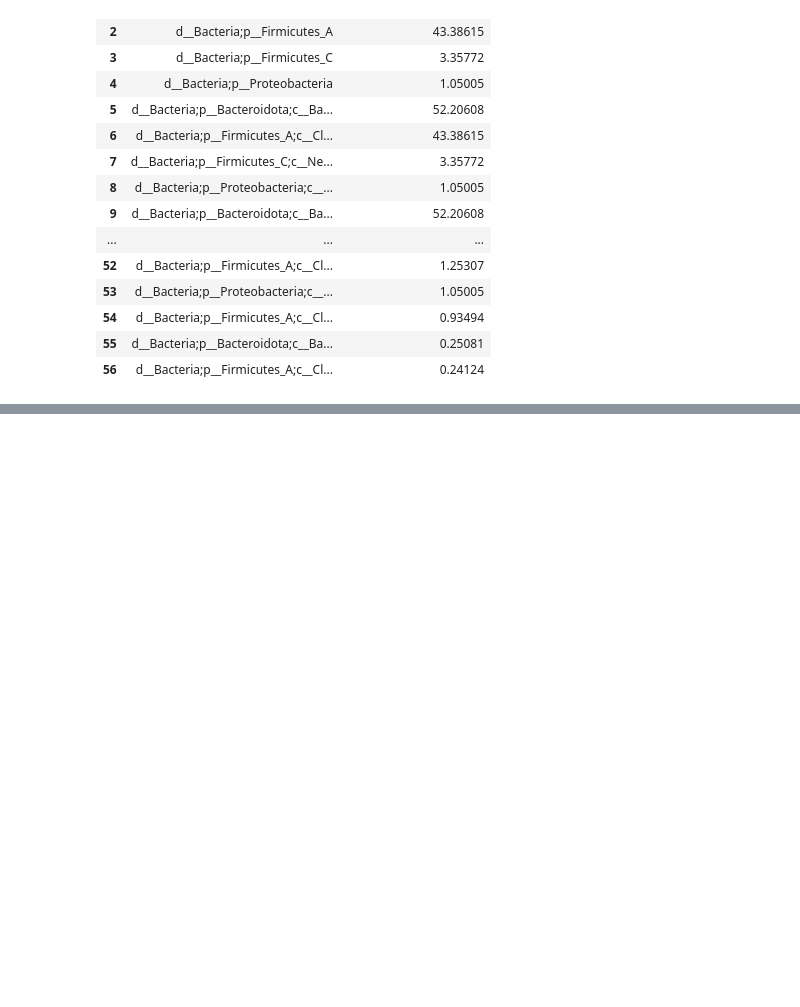
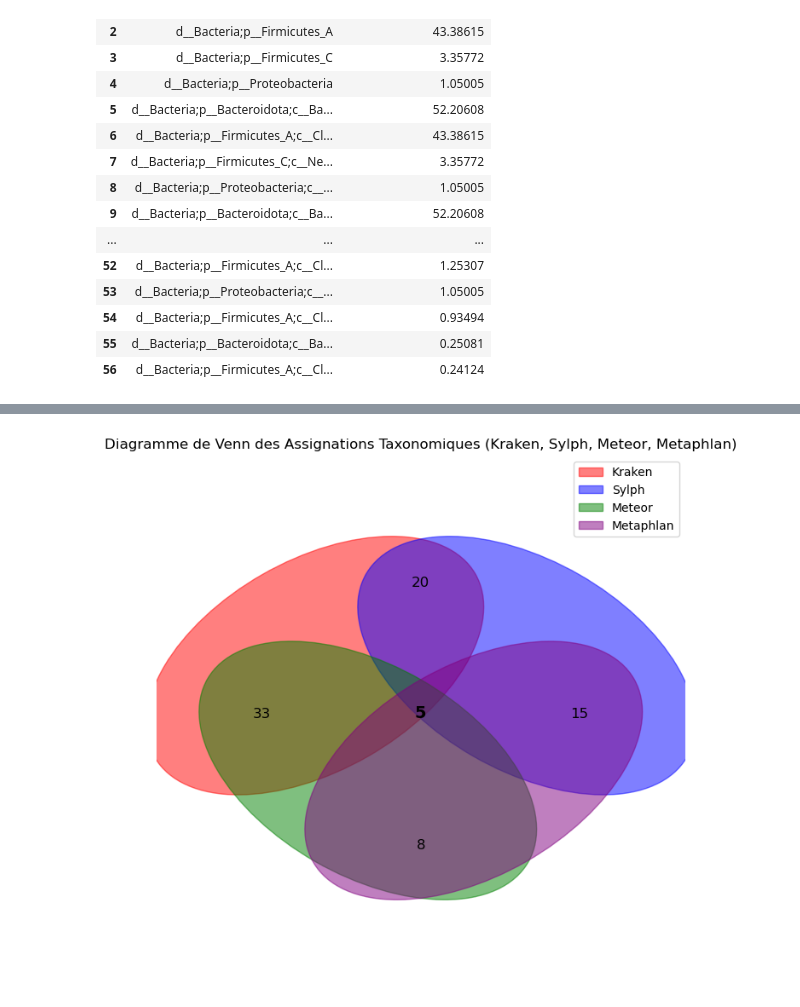
Before and after one commit to vivekbibs/IS4, a Jupyter notebook: compare_outputs/add_metaphlan.ipynb, the cells around one changed output, grey strips where cells are left out. Drawn from its saved outputs; the diff is of its cells as text; code cells hidden in the pictures; blank space fills up the shorter version.

```diff
--- a/compare_outputs/add_metaphlan.ipynb
+++ b/compare_outputs/add_metaphlan.ipynb
@@ -67,0 +68,9 @@ all
+# %%
+cols = list(all.columns)
+
+# Déplacer les colonnes 'x' et 'y' en 2e et 3e position
+new_order = ["species","abundance_metaphlan"] + [col for col in cols if col not in ["species","abundance_metaphlan"]]
+# new_order = ["species"] + [col for col in cols if col not in ["species"]]
+
+# Réorganiser le DataFrame
+all = all[new_order]
@@ -68,3 +93,54 @@ all
+# %%
+import matplotlib.pyplot as plt
+from matplotlib_venn import venn3, venn3_circles  # Pour 3 ensembles
+import matplotlib.patches as patches
+import pandas as pd
+
+# Supposons que ton DataFrame s'appelle df
+
+# Définir les ensembles en fonction des colonnes non-NaN
+kraken_set = set(all[all["abundance_kraken"].notna()].index)
+sylph_set = set(all[all["abundance_sylph"].notna()].index)
+meteor_set = set(all[all["abundance_meteor"].notna()].index)
+metaphlan_set = set(all[all["abundance_metaphlan"].notna()].index)
+
+# Création de la figure
+fig, ax = plt.subplots(figsize=(8, 8))
+
+# Ajout des ellipses pour simuler un Venn à 4 ensembles
+colors = ["red", "blue", "green", "purple"]
+labels = ["Kraken", "Sylph", "Meteor", "Metaphlan"]
+
+ellipses = [
+    patches.Ellipse((0.3, 0.6), width=0.7, height=0.4, angle=30, color=colors[0], alpha=0.5, label=labels[0]),
+    patches.Ellipse((0.7, 0.6), width=0.7, height=0.4, angle=-30, color=colors[1], alpha=0.5, label=labels[1]),
+    patches.Ellipse((0.4, 0.4), width=0.7, height=0.4, angle=-30, color=colors[2], alpha=0.5, label=labels[2]),
+    patches.Ellipse((0.6, 0.4), width=0.7, height=0.4, angle=30, color=colors[3], alpha=0.5, label=labels[3])
+]
+
+for e in ellipses:
+    ax.add_patch(e)
+
+# Ajout des annotations (Nombre d'assignations taxonomiques en commun)
+ax.text(0.5, 0.75, len(kraken_set & sylph_set), ha="center", fontsize=12, color="black")
+ax.text(0.5, 0.25, len(meteor_set & metaphlan_set), ha="center", fontsize=12, color="black")
+ax.text(0.2, 0.5, len(kraken_set & meteor_set), ha="center", fontsize=12, color="black")
+ax.text(0.8, 0.5, len(sylph_set & metaphlan_set), ha="center", fontsize=12, color="black")
+ax.text(0.5, 0.5, len(kraken_set & sylph_set & meteor_set & metaphlan_set), ha="center", fontsize=14, fontweight="bold", color="black")
+
+# Personnalisation et légende
+ax.set_xlim(0, 1)
+ax.set_ylim(0, 1)
+ax.set_xticks([])
+ax.set_yticks([])
+ax.set_frame_on(False)
+ax.legend(loc="upper right")
+
+# Affichage du diagramme
+plt.title("Diagramme de Venn des Assignations Taxonomiques (Kraken, Sylph, Meteor, Metaphlan)")
+plt.show()
+# %% [output]
+[figure, added]
 # %%
 all.to_csv(
     "/shared/projects/mudis4ls_is4_benchmark/test_results/compare_outputs/all_but_motus/all_but_motus.tsv",
```
Also changed, not shown: parts of 4 cells of this notebook.
